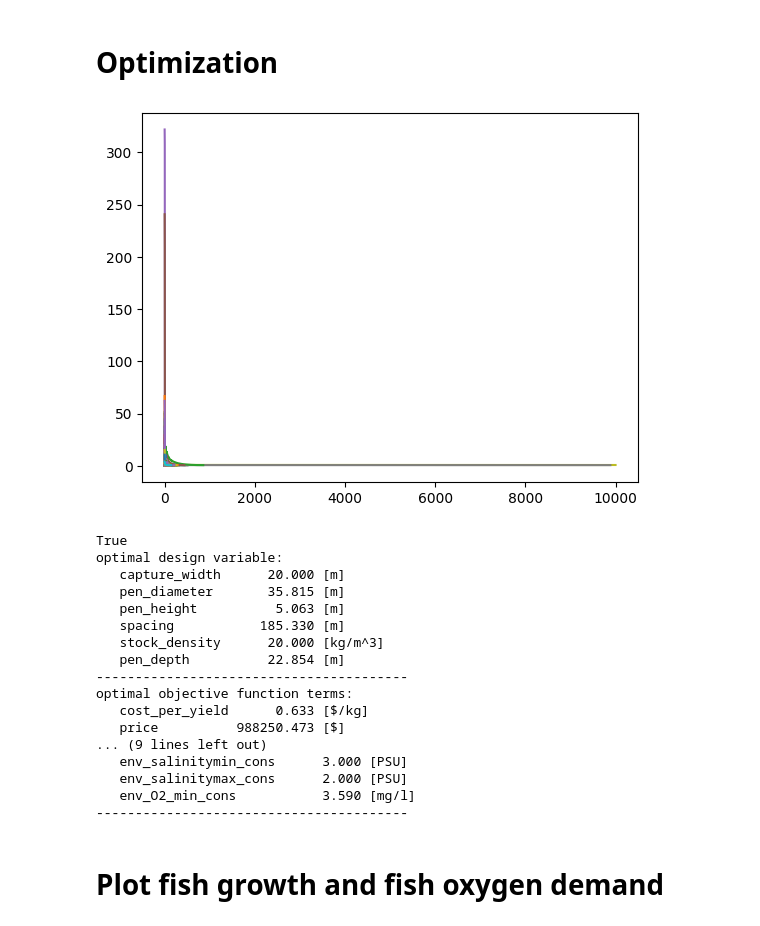
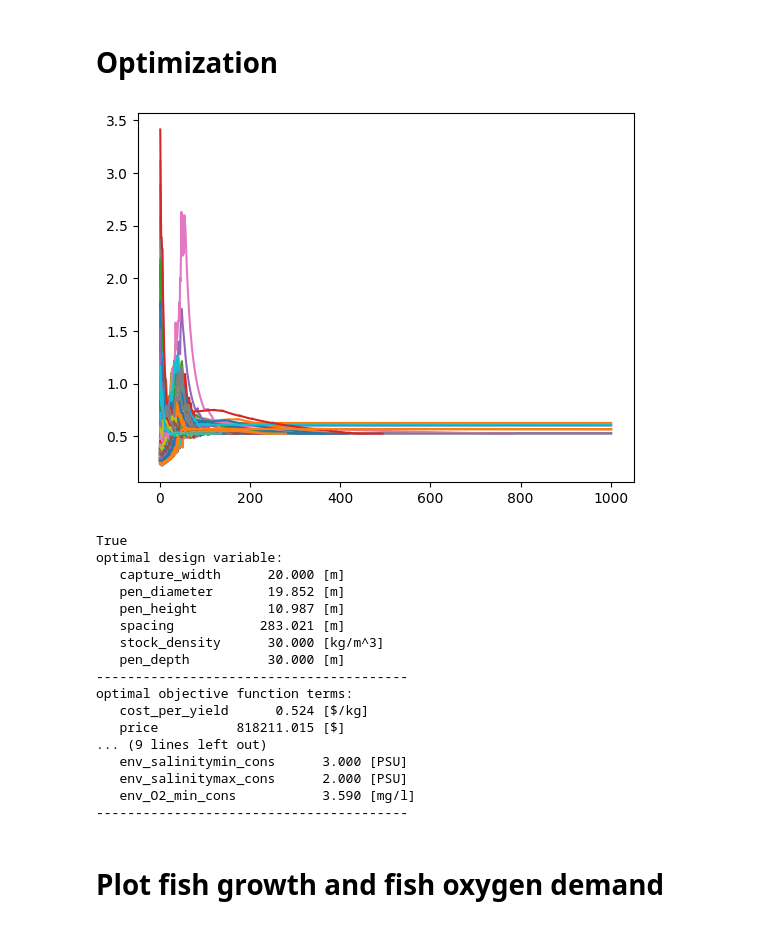
Before and after one commit to symbiotic-engineering/Aquaculture, a Jupyter notebook: run_sim_random_init.ipynb, the cells around one changed output. Cells and saved outputs as stored; diff of their text form; code cells hidden in the pictures.

```diff
--- a/run_sim_random_init.ipynb
+++ b/run_sim_random_init.ipynb
@@ -10,7 +10,7 @@ from matplotlib import pyplot as plt
 from matplotlib.ticker import FormatStrFormatter
 from functools import partial
 
-max_iter = 10000
+max_iter = 1000
 
 def print_bold(str):
     print('\033[1m' + str + '\033[0;0m')
@@ -140,46 +140,46 @@ for i in range(len(wec_types)):
             u = {'type': 'ineq',
                  'fun': lambda x, ub=upper, i=factor: ub - x[i]}
             cons.append(l)
             cons.append(u)
 
         options={"maxiter":max_iter}
 
         res[i] = minimize(obj_fun, op_obj.x0,
                           args=arguments,
                           method='COBYLA',
                           #bounds=x_bnds,
                           constraints=cons,
                           options=options,
                           callback=partial(cb, obj=op_obj))
 
         #print(op_obj.ineq, res[i].success)
 
         if res[i].fun < res[best_idx].fun:
             best_idx = i
 
         ax.plot(iteration, op_obj.f)
 
         opt_res_history.append(op_obj.f)
         iteration_history.append(op_obj.count)
         cons_history.append(op_obj.ineq)
 
 plt.show()
 
 optimize_result(x_name, x_list, x_unit, res, p, best_idx)
 # %% [output]
-[figure, old version]
+[figure, new version]
 True
 optimal design variable:
    capture_width      20.000 [m]
-   pen_diameter       35.815 [m]
-   pen_height          5.063 [m]
-   spacing           185.330 [m]
-   stock_density      20.000 [kg/m^3]
-   pen_depth          22.854 [m]
+   pen_diameter       19.852 [m]
+   pen_height         10.987 [m]
+   spacing           283.021 [m]
+   stock_density      30.000 [kg/m^3]
+   pen_depth          30.000 [m]
 ----------------------------------------
 optimal objective function terms:
-   cost_per_yield      0.633 [$/kg]
-   price          988250.473 [$]
+   cost_per_yield      0.524 [$/kg]
+   price          818211.015 [$]
 ... (9 lines left out)
    env_salinitymin_cons      3.000 [PSU]
    env_salinitymax_cons      2.000 [PSU]
```
Also changed, not shown: parts of 3 cells of this notebook, 4 other files.
